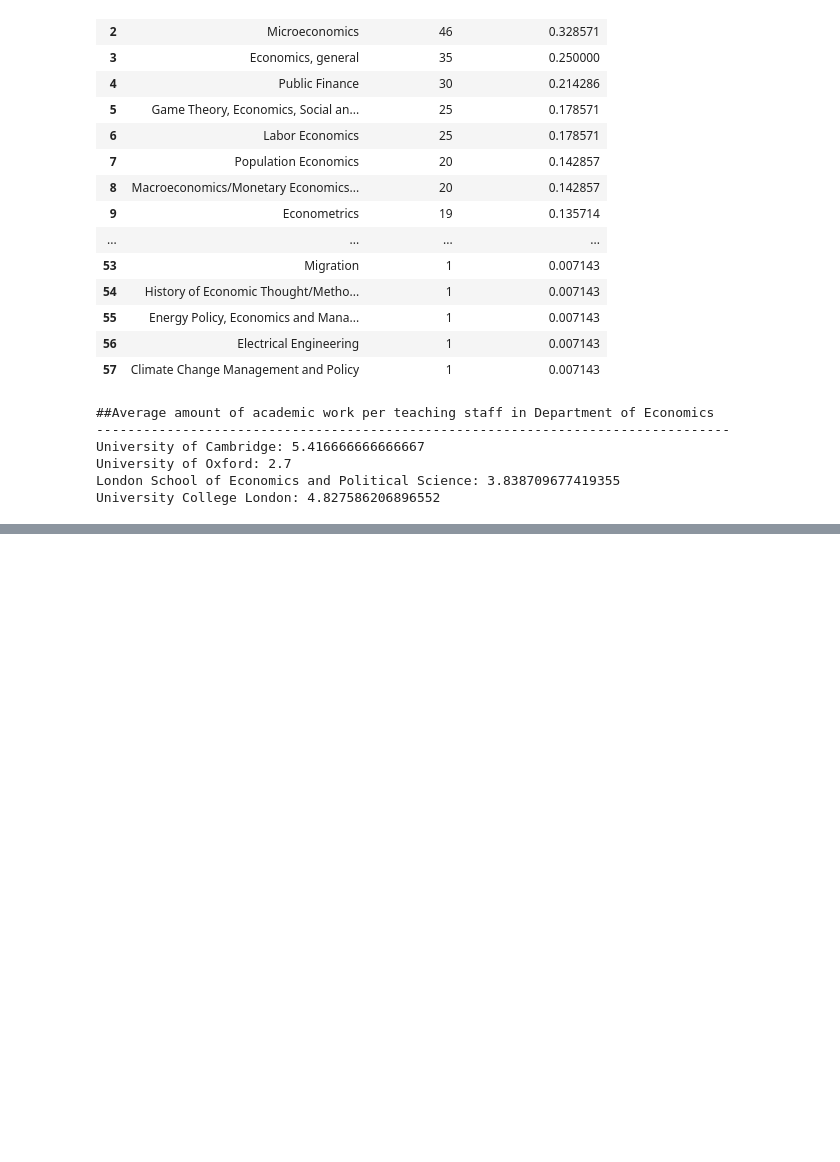
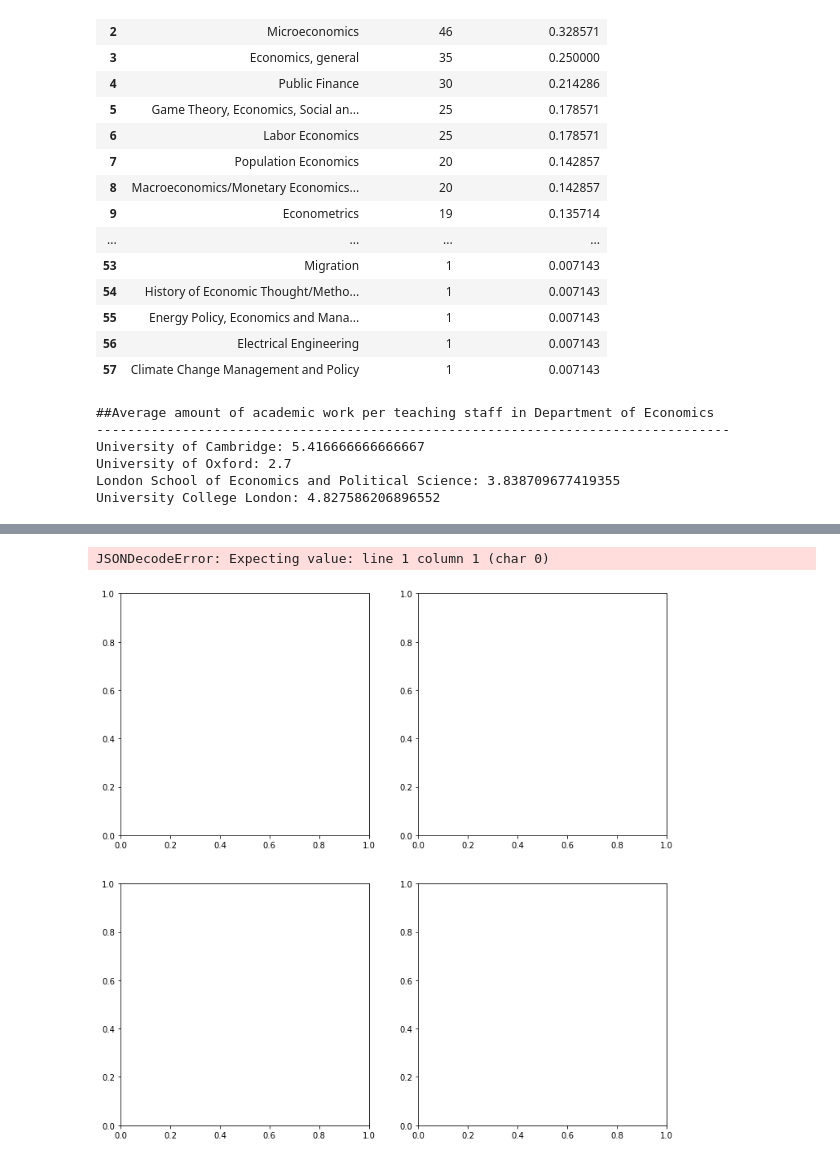
Before and after one commit to kannuoya/st115_project_lse, a Jupyter notebook: project111.ipynb, the cells around one changed output, grey strips where cells are left out. Saved outputs shown, nothing was run; the diff lists cells and outputs as text; code cells hidden in the pictures; blank space fills up the shorter version.

```diff
--- a/project111.ipynb
+++ b/project111.ipynb
@@ -268,0 +345,40 @@ University College London: 4.827586206896552
+# %%
+import matplotlib.pyplot as plt
+
+def plot_research_areas(department_names):
+    """
+    Plot pie charts for the top 5 research areas of each department in the given list of department names.
+
+    Parameters:
+    -----------
+    department_names : list of str
+        A list of department names for which to plot the research areas.
+
+    Returns:
+    --------
+    None
+    """
+    # Create a 2x2 grid of subplots for each department's pie chart
+    fig, axs = plt.subplots(nrows=2, ncols=2, figsize=(12, 12))
+    axs = axs.flatten()
+
+    # Loop over each department and plot a pie chart for the top 5 research areas
+    for i, dept in enumerate(department_names):
+        df = get_research_area_dataframe(dept)
+        top_five_research_area = df.iloc[1:6]
+        wedges, texts, autotexts = axs[i].pie(top_five_research_area['proportion of the area'], labels=top_five_research_area['research area'], autopct='%1.1f%%', startangle=90, textprops={'fontsize': 16})
+        axs[i].set_title(f'Main research area of {dept} Economics Department', fontsize=20)
+
+        # Increase font size of numbers inside each pie
+        for autotext in autotexts:
+            autotext.set_fontsize(16)
+
+    # Add a common legend for all pie charts
+    handles, labels = axs[0].get_legend_handles_labels()
+    fig.legend(handles, labels, loc='upper left')
+
+    plt.show()
+plot_research_areas(department_names)
+# %% [output]
+JSONDecodeError: Expecting value: line 1 column 1 (char 0)
+[figure, added]
```
Also changed, not shown: parts of 13 cells of this notebook, 1 other file.
